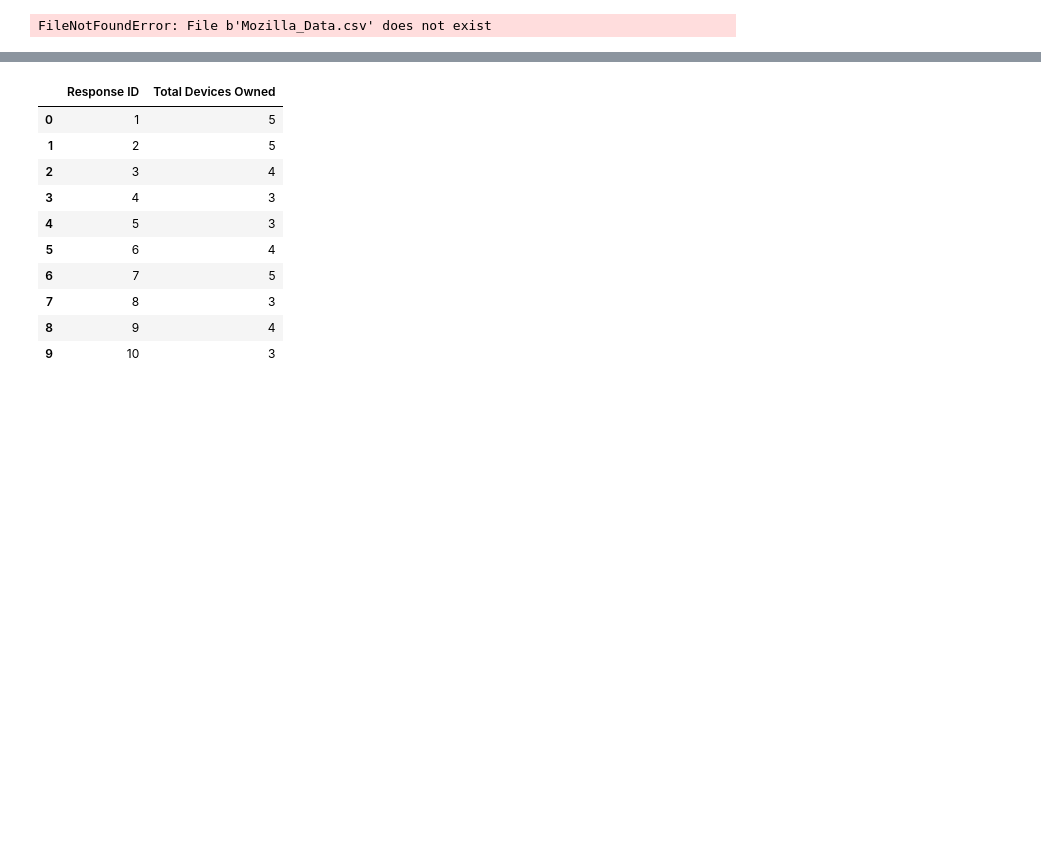
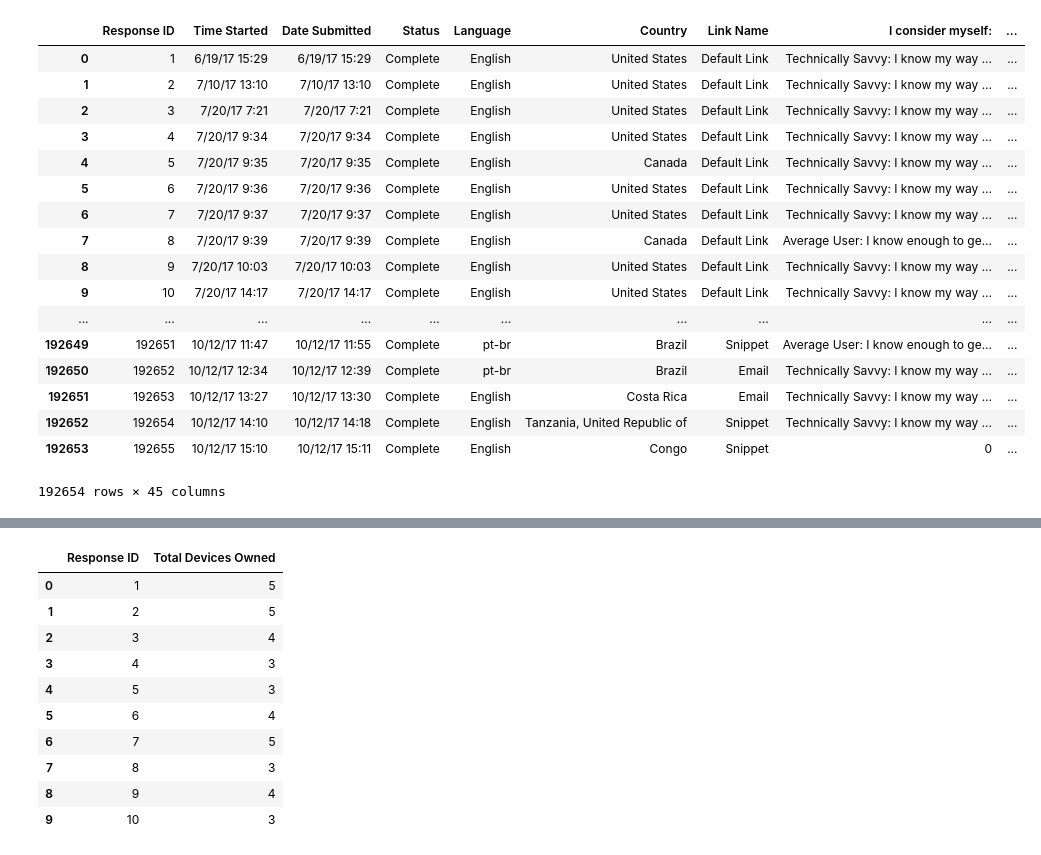
Before and after one commit to INFO-4602-5602/project-3-mozilla-project-3-team-14, a Jupyter notebook: Project 3 work/Visualization #1.ipynb, the cells around one changed output, grey strips where cells are left out. Saved outputs shown, nothing was run; the diff lists cells and outputs as text; code cells hidden in the pictures; blank space fills up the shorter version.

```diff
--- a/Project 3 work/Visualization #1.ipynb
+++ b/Project 3 work/Visualization #1.ipynb
@@ -14,11 +14,28 @@ import numpy as np
 pd.options.display.max_rows = 50
 pd.options.display.max_columns = 999
 # %%
-mozilla_df = pd.read_csv("Mozilla_Data.csv", encoding = "iso-8859_1", low_memory = False)
+mozilla_df = pd.read_csv("data_Mozilla.csv", encoding = "iso-8859_1", low_memory = False)
 mozilla_df = mozilla_df.fillna(0)
 mozilla_df
 # %% [output]
+|  | Response ID | Time Started | Date Submitted | Status | Language | Country | Link Name | I consider myself: | ... |
+| 0 | 1 | 6/19/17 15:29 | 6/19/17 15:29 | Complete | English | United States | Default Link | Technically Savvy: I know my way ... | ... |
+| 1 | 2 | 7/10/17 13:10 | 7/10/17 13:10 | Complete | English | United States | Default Link | Technically Savvy: I know my way ... | ... |
+| 2 | 3 | 7/20/17 7:21 | 7/20/17 7:21 | Complete | English | United States | Default Link | Technically Savvy: I know my way ... | ... |
+| 3 | 4 | 7/20/17 9:34 | 7/20/17 9:34 | Complete | English | United States | Default Link | Technically Savvy: I know my way ... | ... |
+| 4 | 5 | 7/20/17 9:35 | 7/20/17 9:35 | Complete | English | Canada | Default Link | Technically Savvy: I know my way ... | ... |
+| 5 | 6 | 7/20/17 9:36 | 7/20/17 9:36 | Complete | English | United States | Default Link | Technically Savvy: I know my way ... | ... |
+| 6 | 7 | 7/20/17 9:37 | 7/20/17 9:37 | Complete | English | United States | Default Link | Technically Savvy: I know my way ... | ... |
+| 7 | 8 | 7/20/17 9:39 | 7/20/17 9:39 | Complete | English | Canada | Default Link | Average User: I know enough to ge... | ... |
+| 8 | 9 | 7/20/17 10:03 | 7/20/17 10:03 | Complete | English | United States | Default Link | Technically Savvy: I know my way ... | ... |
+| 9 | 10 | 7/20/17 14:17 | 7/20/17 14:17 | Complete | English | United States | Default Link | Technically Savvy: I know my way ... | ... |
+| ... | ... | ... | ... | ... | ... | ... | ... | ... | ... |
+| 192649 | 192651 | 10/12/17 11:47 | 10/12/17 11:55 | Complete | pt-br | Brazil | Snippet | Average User: I know enough to ge... | ... |
+| 192650 | 192652 | 10/12/17 12:34 | 10/12/17 12:39 | Complete | pt-br | Brazil | Email | Technically Savvy: I know my way ... | ... |
+| 192651 | 192653 | 10/12/17 13:27 | 10/12/17 13:30 | Complete | English | Costa Rica | Email | Technically Savvy: I know my way ... | ... |
+| 192652 | 192654 | 10/12/17 14:10 | 10/12/17 14:18 | Complete | English | Tanzania, United Republic of | Snippet | Technically Savvy: I know my way ... | ... |
+| 192653 | 192655 | 10/12/17 15:10 | 10/12/17 15:11 | Complete | English | Congo | Snippet | 0 | ... |
-FileNotFoundError: File b'Mozilla_Data.csv' does not exist
+192654 rows × 45 columns
 # %%
 skinny_df = mozilla_df[['Response ID','WiFi Router:Check all the internet connected devices you currently own:','Laptop computer:Check all the internet connected devices you currently own:', 'Smart phone:Check all the internet connected devices you currently own:','Smart TV:Check all the internet connected devices you currently own:','Activity Tracker (ex: Fitbit or Apple Watch):Check all the internet connected devices you currently own:','Smarthome Hub (ex. Amazon Echo, Google Alexa):Check all the internet connected devices you currently own:','Car that connects to the internet:Check all the internet connected devices you currently own:','Smart Thermostat (ex: Nest):Check all the internet connected devices you currently own:','Smart Appliance (ex. Coffeemaker, Refrigerator, Oven, Fridge):Check all the internet connected devices you currently own:','Smart Lighting (ex. Connected lighting switches, dimmers, or bulbs):Check all the internet connected devices you currently own:']].copy()
 skinny_df
```
Also changed, not shown: parts of 3 cells of this notebook, 1 other file.
